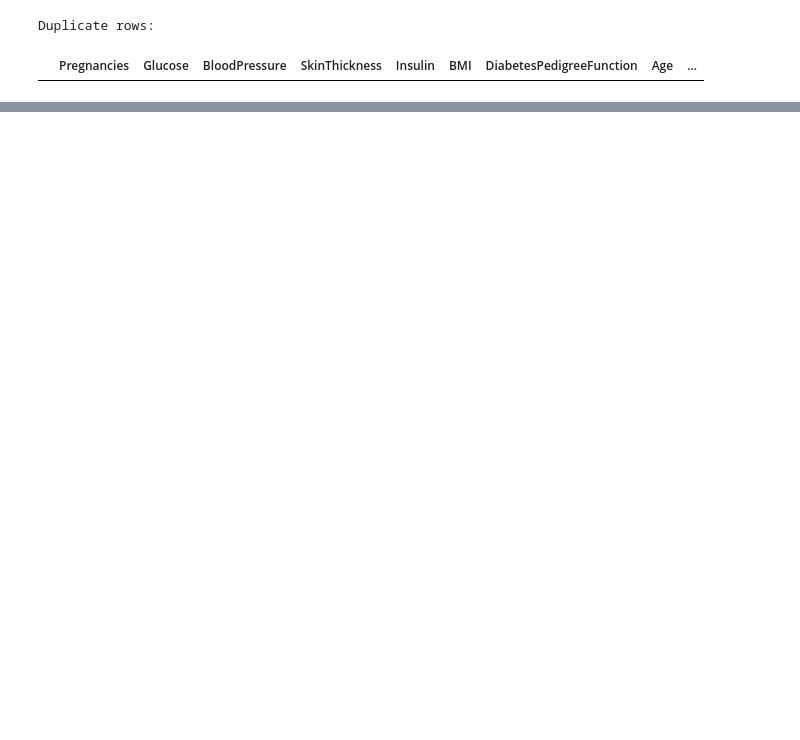
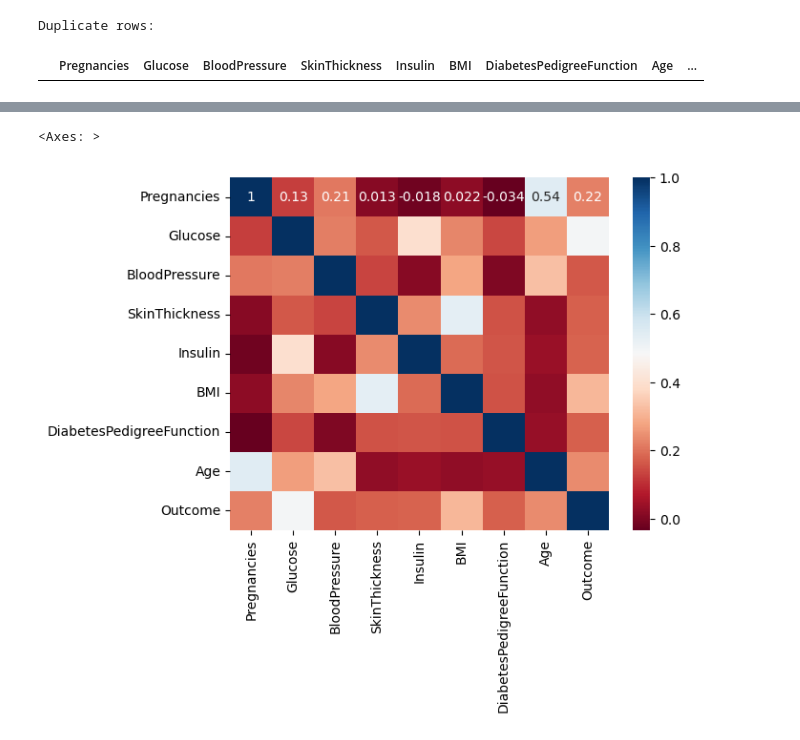
Before and after one commit to kralfafara/Diabetes-Prediction-Analysis, a Jupyter notebook: Diabetes-Prediction-Analysis.ipynb, the cells around one changed output, grey strips where cells are left out. Cells and saved outputs as stored; diff of their text form; code cells hidden in the pictures; blank space fills up the shorter version.

```diff
--- a/Diabetes-Prediction-Analysis.ipynb
+++ b/Diabetes-Prediction-Analysis.ipynb
@@ -326,0 +95,9 @@ Kolmogorov-Smirnov Test: statistic=0.9856770833333334, p-value=0.0
+# %%
+# Lets replace all the zero with mean value of the column
+df_prep=df.copy()
+
+df_prep['Glucose']=df_prep['Glucose'].replace(0,df['Glucose'].mean())
+df_prep['BloodPressure']=df_prep['BloodPressure'].replace(0,df['BloodPressure'].mean())
+df_prep['SkinThickness']=df_prep['SkinThickness'].replace(0,df['SkinThickness'].mean())
+df_prep['Insulin']=df_prep['Insulin'].replace(0,df['Insulin'].mean())
+df_prep['BMI']=df_prep['BMI'].replace(0,df['BMI'].mean())
@@ -326,0 +137,3 @@ Kolmogorov-Smirnov Test: statistic=0.9856770833333334, p-value=0.0
+# %%
+corr = df_prep.corr()
+corr
@@ -326,0 +151,5 @@ Kolmogorov-Smirnov Test: statistic=0.9856770833333334, p-value=0.0
+# %%
+sns.heatmap(corr, cmap="RdBu", annot=True)
+# %% [output]
+<Axes: >
+[figure, added]
```
Also changed, not shown: parts of 60 cells of this notebook.
